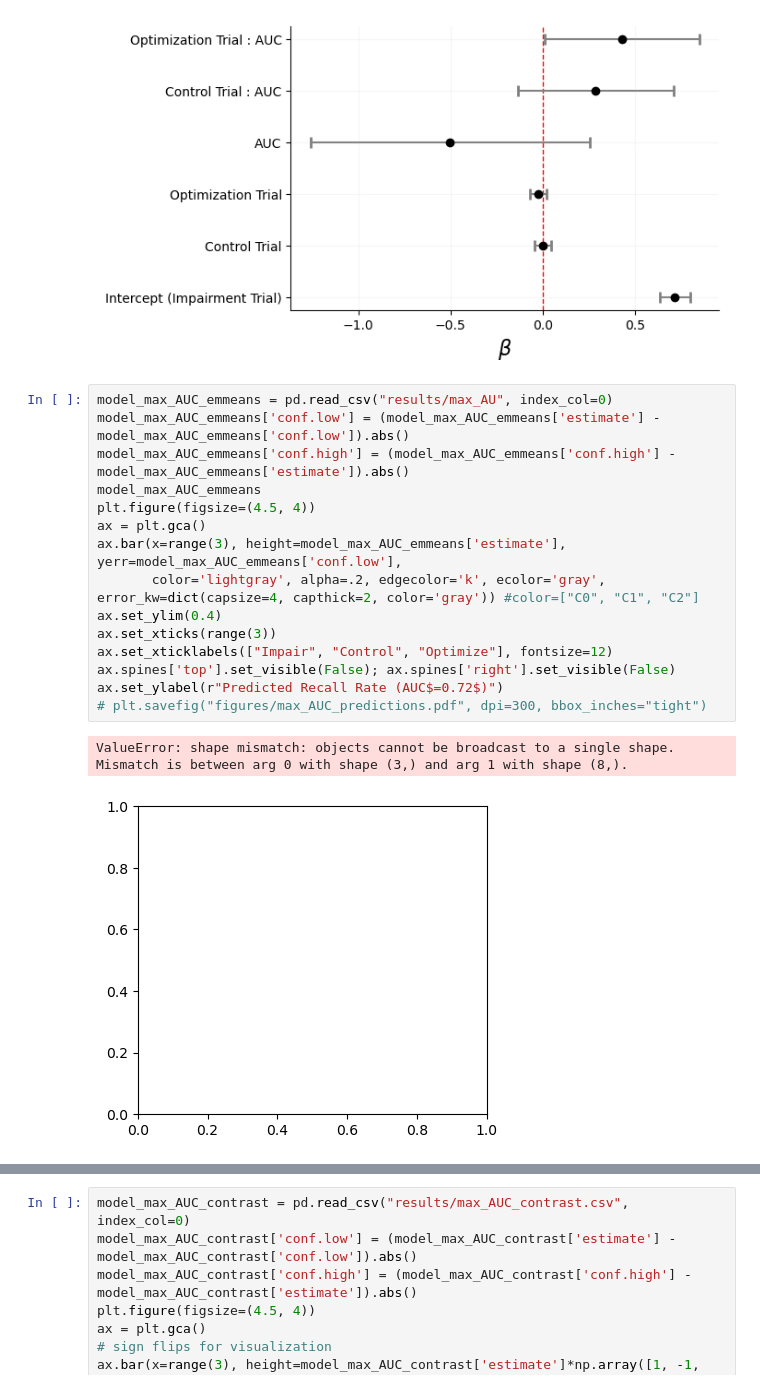
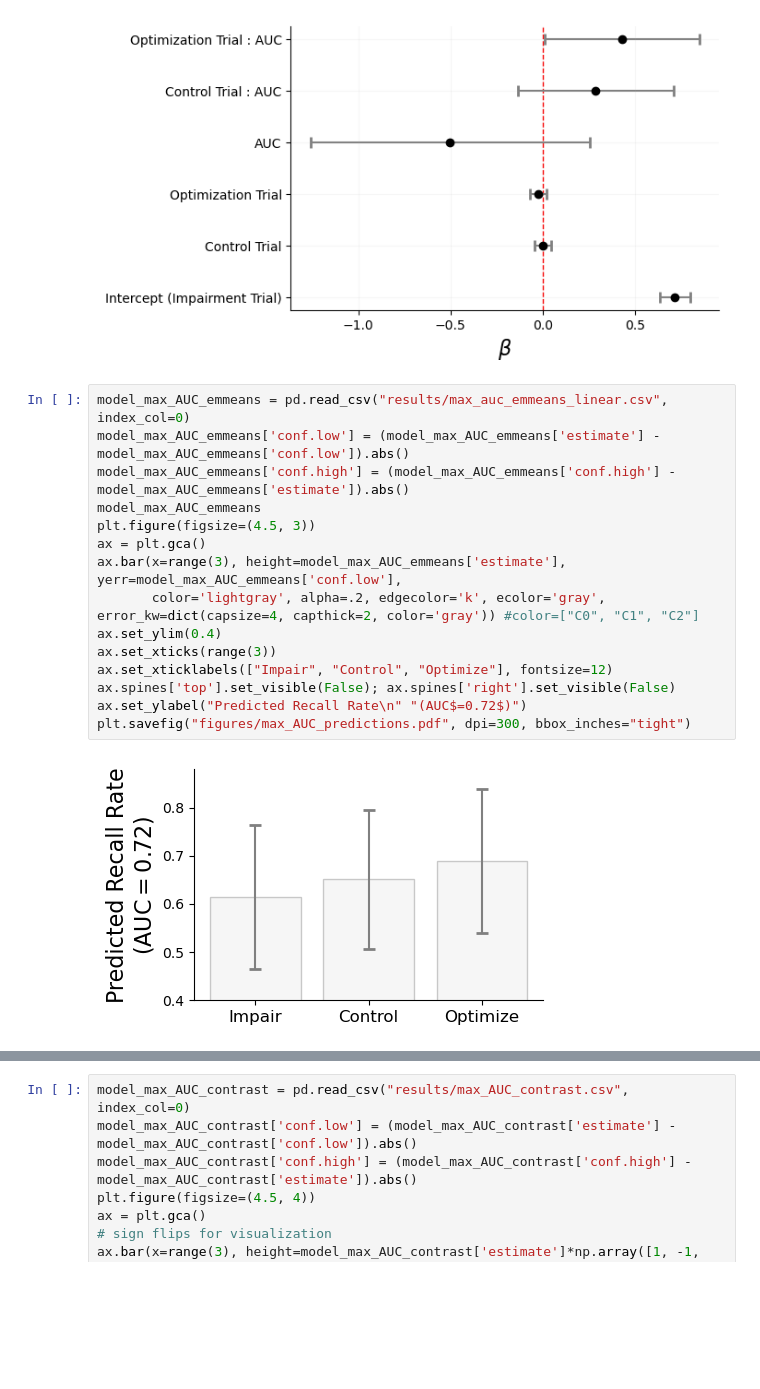
Before and after one commit to pennmem/optimizing-memory, a Jupyter notebook: optimize-memory-main.ipynb, the cells around one changed output, grey strips where cells are left out. Cells and saved outputs as stored; diff of their text form; blank space fills up the shorter version.

Commit message:
update notebook and figures

```diff
--- a/optimize-memory-main.ipynb
+++ b/optimize-memory-main.ipynb
@@ -546,20 +544,19 @@ plt.savefig("figures/coefplot_three_way_model_neg_intercept.pdf", dpi=300, bbox_
 # %% [output]
 [figure]
 # %%
-model_max_AUC_emmeans = pd.read_csv("results/max_AU", index_col=0)
+model_max_AUC_emmeans = pd.read_csv("results/max_auc_emmeans_linear.csv", index_col=0)
 model_max_AUC_emmeans['conf.low'] = (model_max_AUC_emmeans['estimate'] - model_max_AUC_emmeans['conf.low']).abs()
 model_max_AUC_emmeans['conf.high'] = (model_max_AUC_emmeans['conf.high'] - model_max_AUC_emmeans['estimate']).abs()
 model_max_AUC_emmeans
-plt.figure(figsize=(4.5, 4))
+plt.figure(figsize=(4.5, 3))
 ax = plt.gca()
 ax.bar(x=range(3), height=model_max_AUC_emmeans['estimate'], yerr=model_max_AUC_emmeans['conf.low'],
        color='lightgray', alpha=.2, edgecolor='k', ecolor='gray', error_kw=dict(capsize=4, capthick=2, color='gray')) #color=["C0", "C1", "C2"]
 ax.set_ylim(0.4)
 ax.set_xticks(range(3))
 ax.set_xticklabels(["Impair", "Control", "Optimize"], fontsize=12)
 ax.spines['top'].set_visible(False); ax.spines['right'].set_visible(False)
-ax.set_ylabel(r"Predicted Recall Rate (AUC$=0.72$)")
-# plt.savefig("figures/max_AUC_predictions.pdf", dpi=300, bbox_inches="tight")
+ax.set_ylabel("Predicted Recall Rate\n" "(AUC$=0.72$)")
+plt.savefig("figures/max_AUC_predictions.pdf", dpi=300, bbox_inches="tight")
 # %% [output]
-ValueError: shape mismatch: objects cannot be broadcast to a single shape.  Mismatch is between arg 0 with shape (3,) and arg 1 with shape (8,).
-[figure, old version]
+[figure, new version]
```
Also changed, not shown: parts of 3 cells of this notebook, 3 other files.
